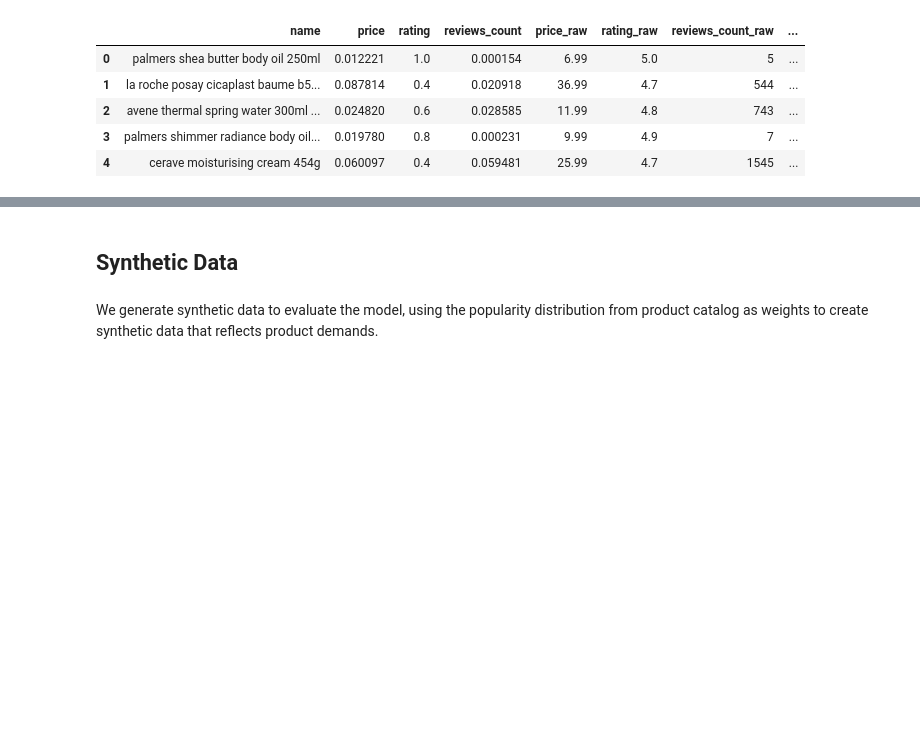
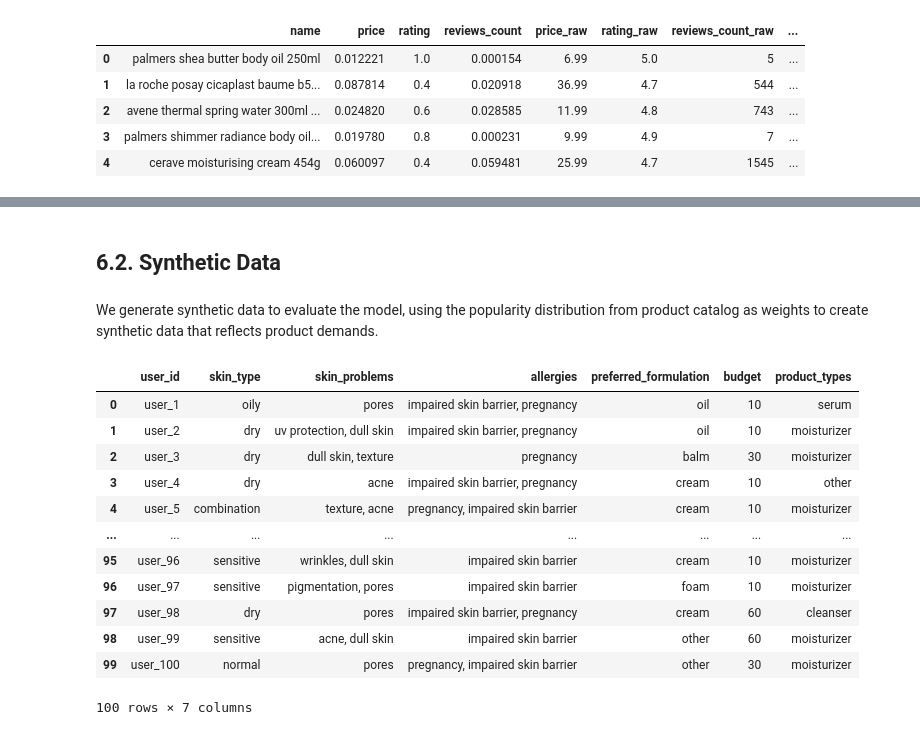
Before and after one commit to desy-natasha/personalized_skincare, a Jupyter notebook: skincare_recommendation_system_chemist_warehouse.ipynb, the cells around one changed output, grey strips where cells are left out. Saved outputs shown, nothing was run; the diff lists cells and outputs as text; code cells hidden in the pictures; blank space fills up the shorter version.

```diff
--- a/skincare_recommendation_system_chemist_warehouse.ipynb
+++ b/skincare_recommendation_system_chemist_warehouse.ipynb
@@ -1598,5 +2272,5 @@ def run_hybrid_recommendations(product_df, user_profiles, top_k=5, bi_encoder_si
 # %% [markdown]
-## Synthetic Data
+## 6.2. Synthetic Data
 # %% [markdown]
 We generate synthetic data to evaluate the model, using the popularity distribution from product catalog as weights to create synthetic data that reflects product demands.
 # %%
@@ -1703,2 +2410,20 @@ def generate_user_profiles(product_df, n_users=100):
 
     return pd.DataFrame(users)
+# %%
+# Generate 100 user profiles for single product
+synthetic_single = generate_user_profiles(clean_product_df, n_users=100)
+synthetic_single
+# %% [output]
+|  | user_id | skin_type | skin_problems | allergies | preferred_formulation | budget | product_types |
+| 0 | user_1 | oily | pores | impaired skin barrier, pregnancy | oil | 10 | serum |
+| 1 | user_2 | dry | uv protection, dull skin | impaired skin barrier, pregnancy | oil | 10 | moisturizer |
+| 2 | user_3 | dry | dull skin, texture | pregnancy | balm | 30 | moisturizer |
+| 3 | user_4 | dry | acne | impaired skin barrier, pregnancy | cream | 10 | other |
+| 4 | user_5 | combination | texture, acne | pregnancy, impaired skin barrier | cream | 10 | moisturizer |
+| ... | ... | ... | ... | ... | ... | ... | ... |
+| 95 | user_96 | sensitive | wrinkles, dull skin | impaired skin barrier | cream | 10 | moisturizer |
+| 96 | user_97 | sensitive | pigmentation, pores | impaired skin barrier | foam | 10 | moisturizer |
+| 97 | user_98 | dry | pores | impaired skin barrier, pregnancy | cream | 60 | cleanser |
+| 98 | user_99 | sensitive | acne, dull skin | impaired skin barrier | other | 60 | moisturizer |
+| 99 | user_100 | normal | pores | pregnancy, impaired skin barrier | other | 30 | moisturizer |
+100 rows × 7 columns
```
Also changed, not shown: parts of 35 cells of this notebook.
